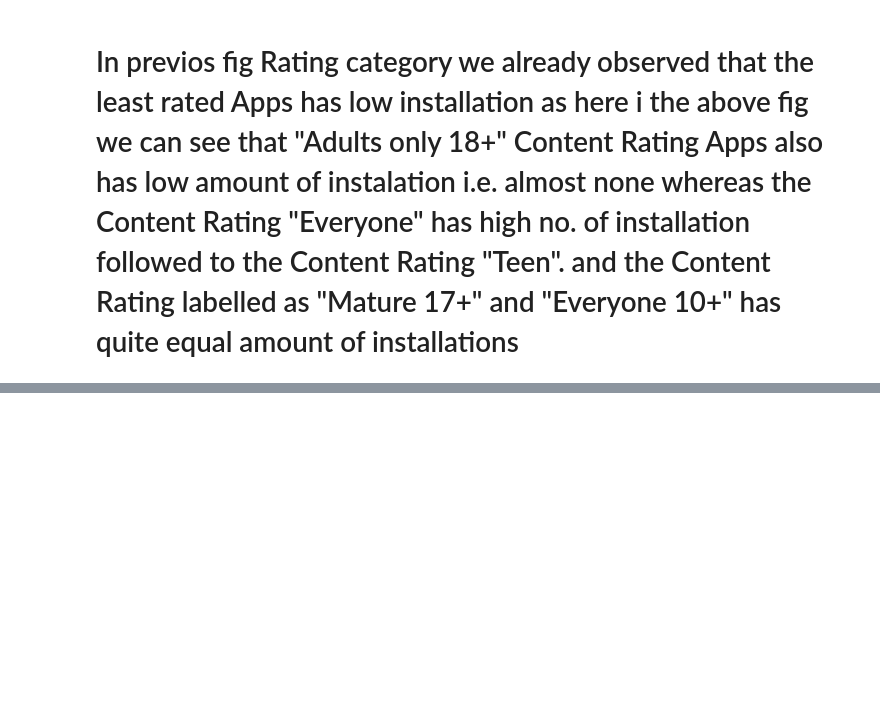
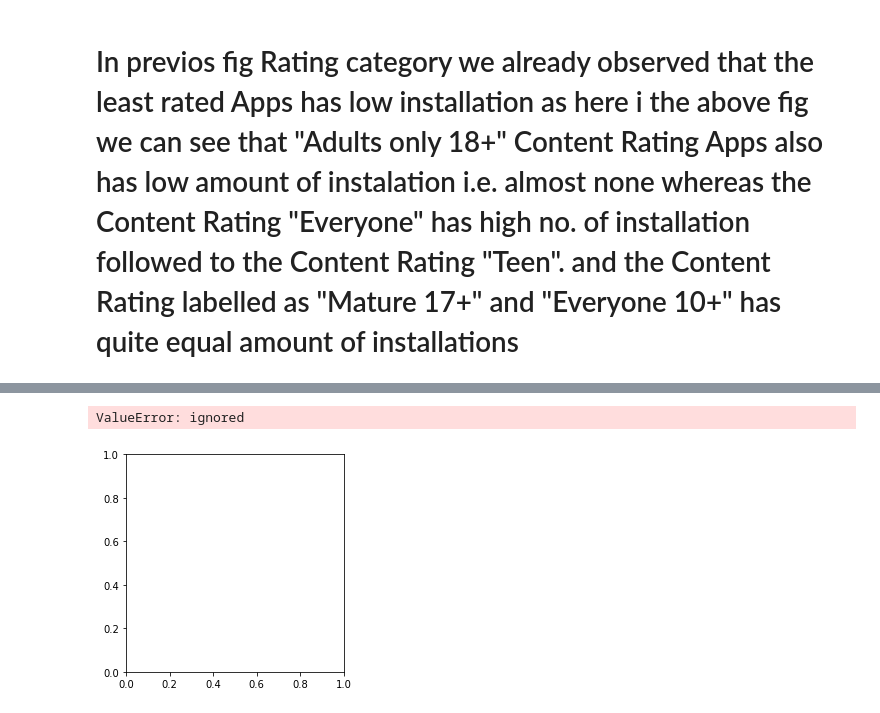
Before and after one commit to ashyaulla/Playstore-Data-Analysis, a Jupyter notebook: Playstore_Data_Analysis(Team_notebook).ipynb, the cells around one changed output, grey strips where cells are left out. Drawn from its saved outputs; the diff is of its cells as text; code cells hidden in the pictures; blank space fills up the shorter version.

```diff
--- a/Playstore_Data_Analysis(Team_notebook).ipynb
+++ b/Playstore_Data_Analysis(Team_notebook).ipynb
@@ -432,0 +438,6 @@ plt.xlabel('Content Rating');
+# %%
+plt.pie('Category')
+plt.show()
+# %% [output]
+ValueError: ignored
+[figure, added]
```
Also changed, not shown: parts of 6 cells of this notebook.
